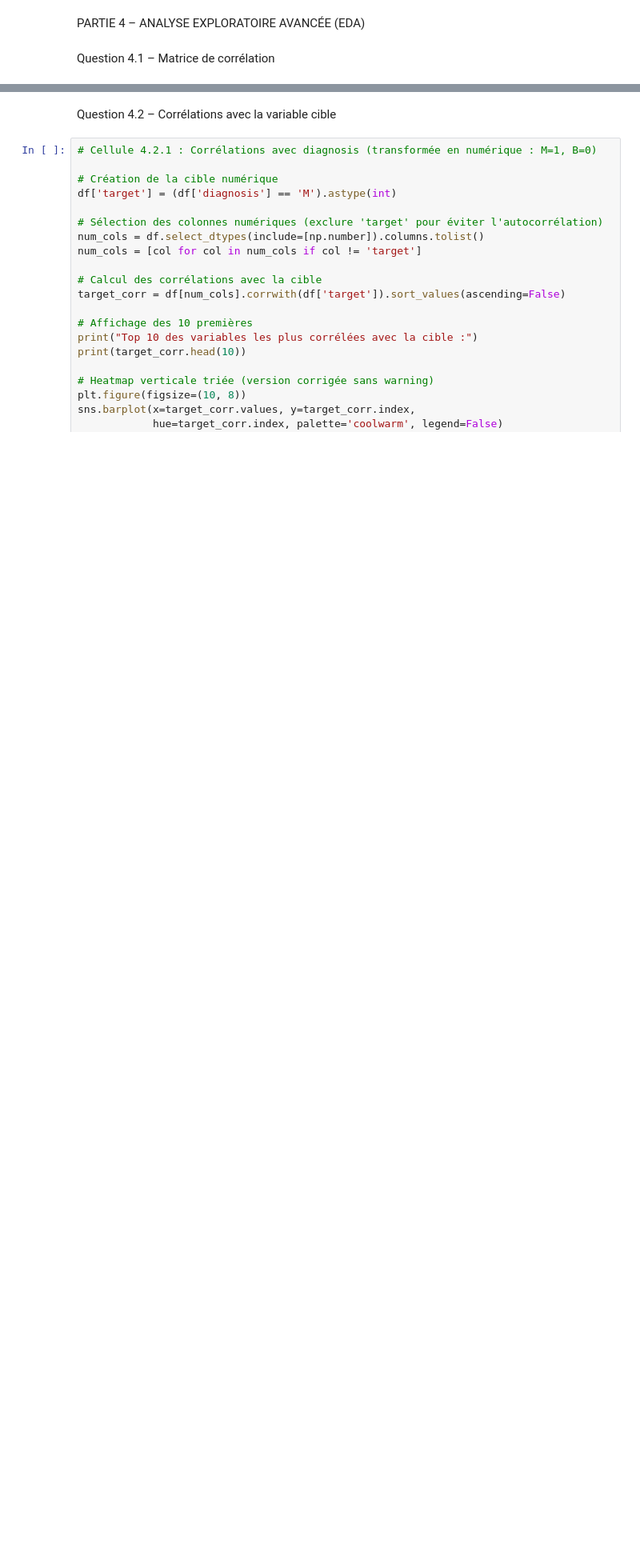
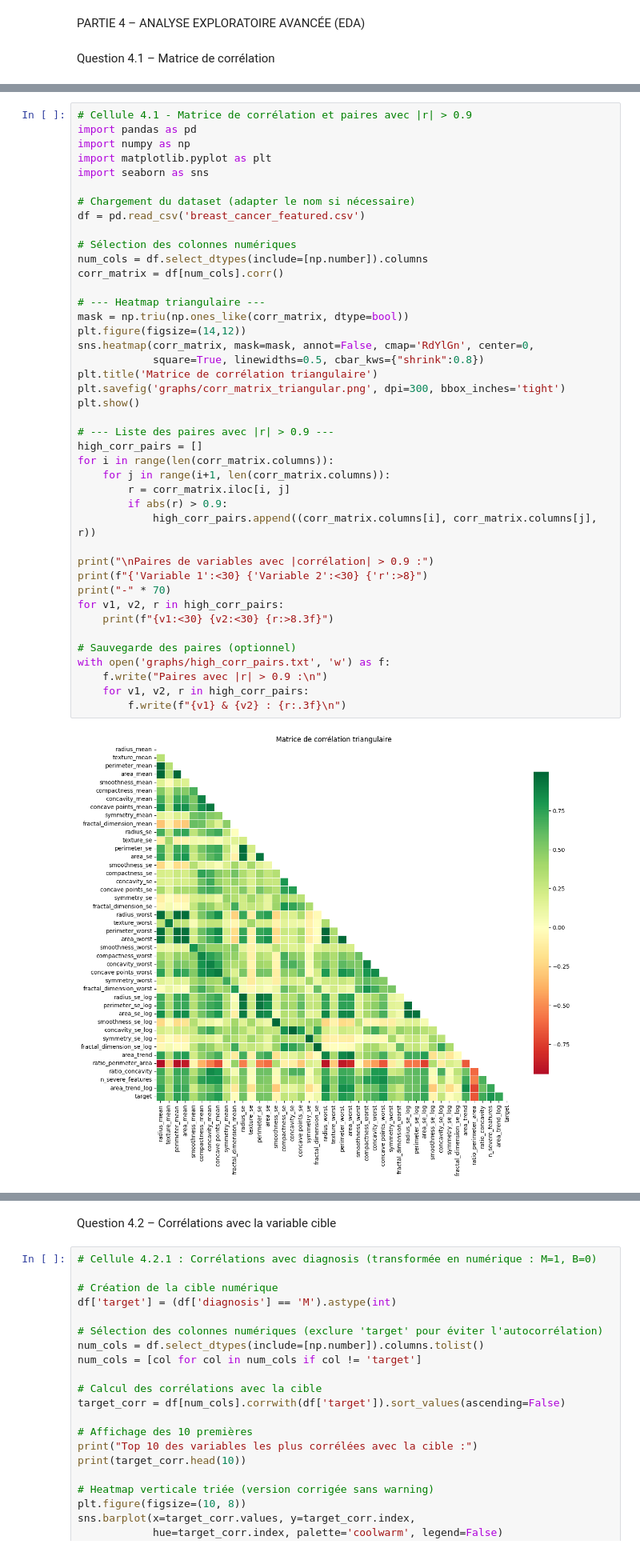
Before and after one commit to Melyna16/Projet-Data-Mining-Breast-Cancer, a Jupyter notebook: breast_cancer_analysis.ipynb, the cells around one changed output, grey strips where cells are left out. Shown at 80% size. Cells and saved outputs as stored; diff of their text form; blank space fills up the shorter version.

```diff
--- a/breast_cancer_analysis.ipynb
+++ b/breast_cancer_analysis.ipynb
@@ -363,0 +418,44 @@ plt.show()
+# %%
+# Cellule 4.1 - Matrice de corrélation et paires avec |r| > 0.9
+import pandas as pd
+import numpy as np
+import matplotlib.pyplot as plt
+import seaborn as sns
+
+# Chargement du dataset (adapter le nom si nécessaire)
+df = pd.read_csv('breast_cancer_featured.csv')
+
+# Sélection des colonnes numériques
+num_cols = df.select_dtypes(include=[np.number]).columns
+corr_matrix = df[num_cols].corr()
+
+# --- Heatmap triangulaire ---
+mask = np.triu(np.ones_like(corr_matrix, dtype=bool))
+plt.figure(figsize=(14,12))
+sns.heatmap(corr_matrix, mask=mask, annot=False, cmap='RdYlGn', center=0,
+            square=True, linewidths=0.5, cbar_kws={"shrink":0.8})
+plt.title('Matrice de corrélation triangulaire')
+plt.savefig('graphs/corr_matrix_triangular.png', dpi=300, bbox_inches='tight')
+plt.show()
+
+# --- Liste des paires avec |r| > 0.9 ---
+high_corr_pairs = []
+for i in range(len(corr_matrix.columns)):
+    for j in range(i+1, len(corr_matrix.columns)):
+        r = corr_matrix.iloc[i, j]
+        if abs(r) > 0.9:
+            high_corr_pairs.append((corr_matrix.columns[i], corr_matrix.columns[j], r))
+
+print("\nPaires de variables avec |corrélation| > 0.9 :")
+print(f"{'Variable 1':<30} {'Variable 2':<30} {'r':>8}")
+print("-" * 70)
+for v1, v2, r in high_corr_pairs:
+    print(f"{v1:<30} {v2:<30} {r:>8.3f}")
+
+# Sauvegarde des paires (optionnel)
+with open('graphs/high_corr_pairs.txt', 'w') as f:
+    f.write("Paires avec |r| > 0.9 :\n")
+    for v1, v2, r in high_corr_pairs:
+        f.write(f"{v1} & {v2} : {r:.3f}\n")
+# %% [output]
+[figure, added]
```
Also changed, not shown: parts of 4 cells of this notebook.
